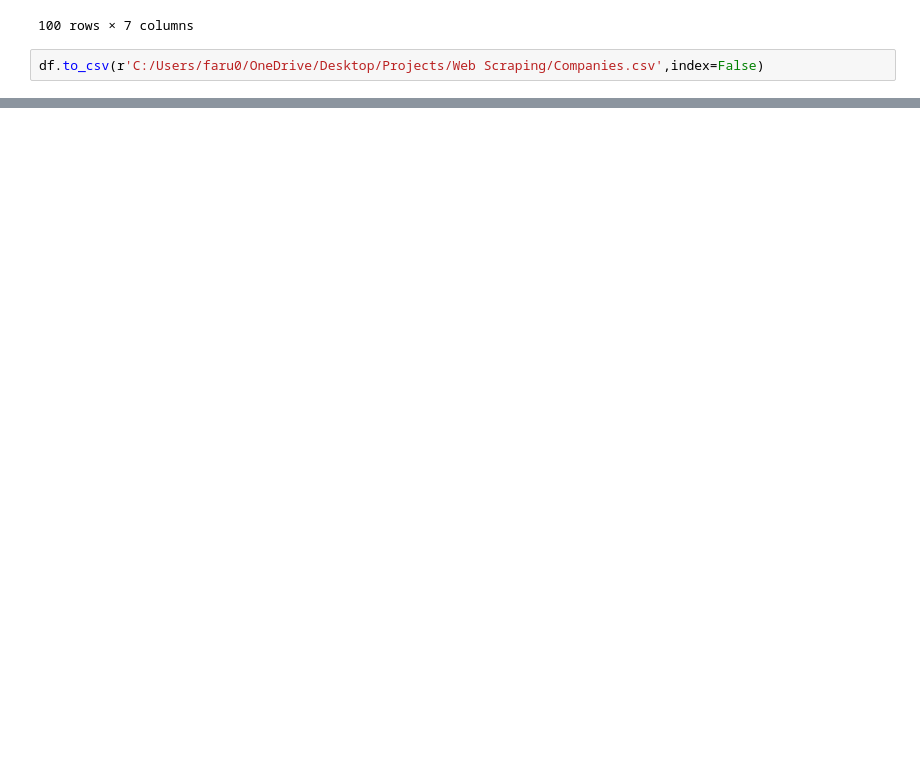
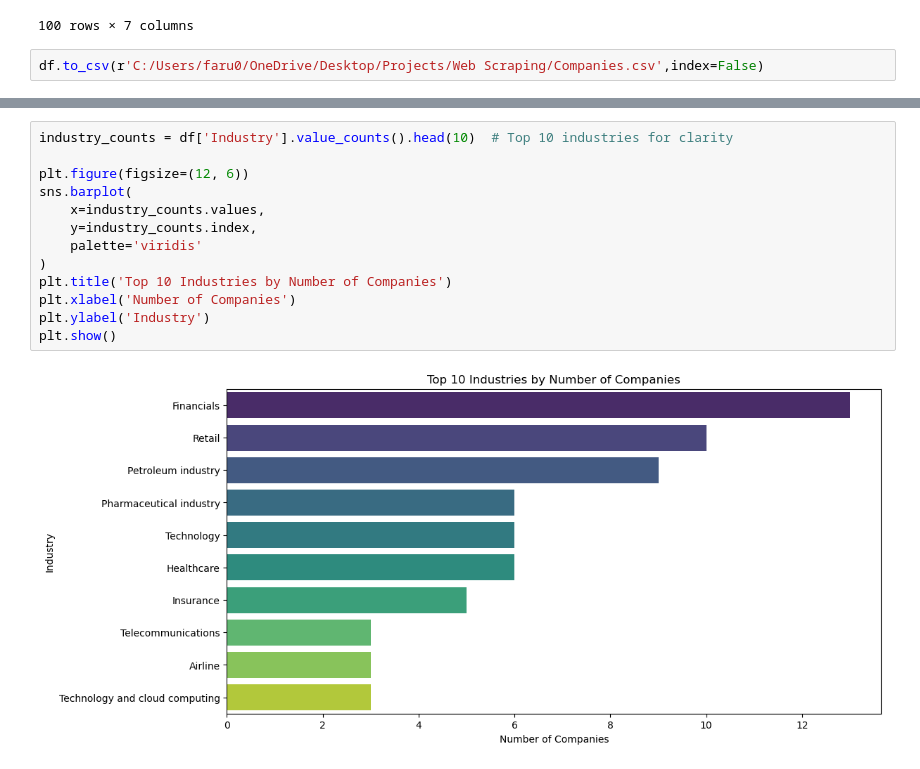
Before and after one commit to FarhaanAhmad03/Web_scrap, a Jupyter notebook: Web Scraping.ipynb, the cells around one changed output, grey strips where cells are left out. Cells and saved outputs as stored; diff of their text form; blank space fills up the shorter version.

```diff
--- a/Web Scraping.ipynb
+++ b/Web Scraping.ipynb
@@ -148,0 +204,15 @@ df.to_csv(r'C:/Users/faru0/OneDrive/Desktop/Projects/Web Scraping/Companies.csv'
+# %%
+industry_counts = df['Industry'].value_counts().head(10)  # Top 10 industries for clarity
+
+plt.figure(figsize=(12, 6))
+sns.barplot(
+    x=industry_counts.values,
+    y=industry_counts.index,
+    palette='viridis'
+)
+plt.title('Top 10 Industries by Number of Companies')
+plt.xlabel('Number of Companies')
+plt.ylabel('Industry')
+plt.show()
+# %% [output]
+[figure, added]
```
Also changed, not shown: parts of 8 cells of this notebook.
